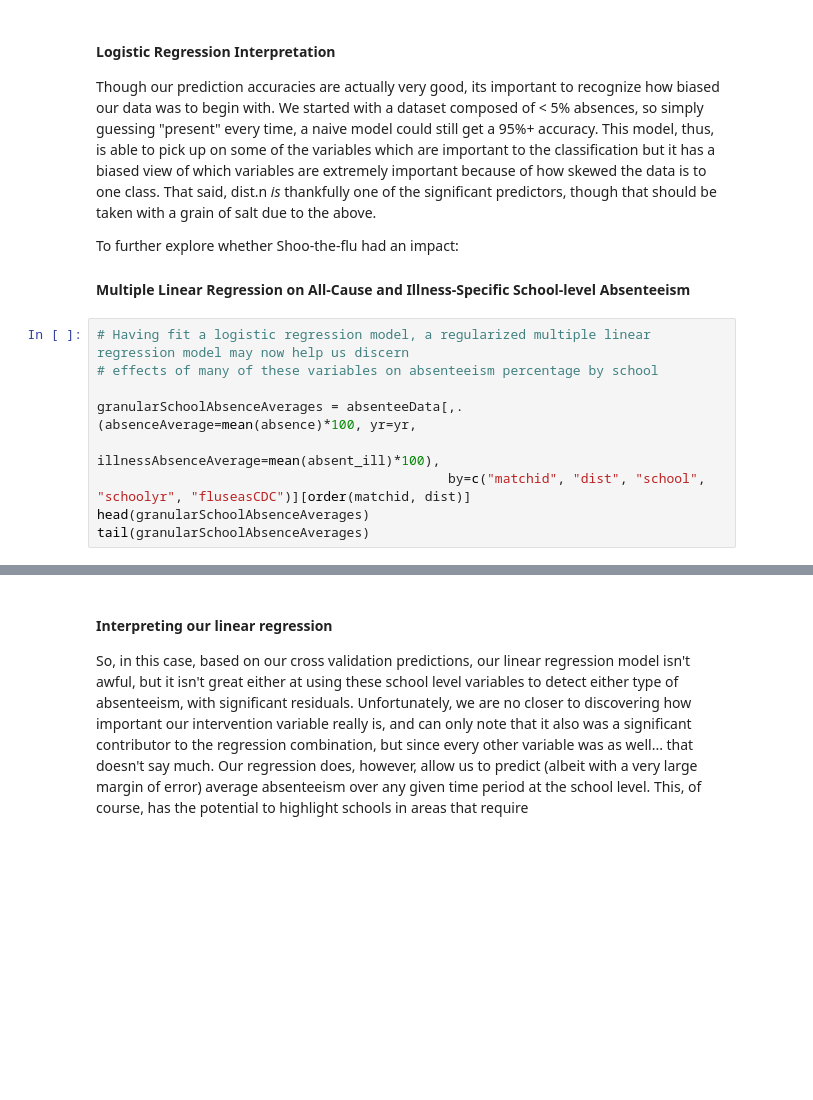
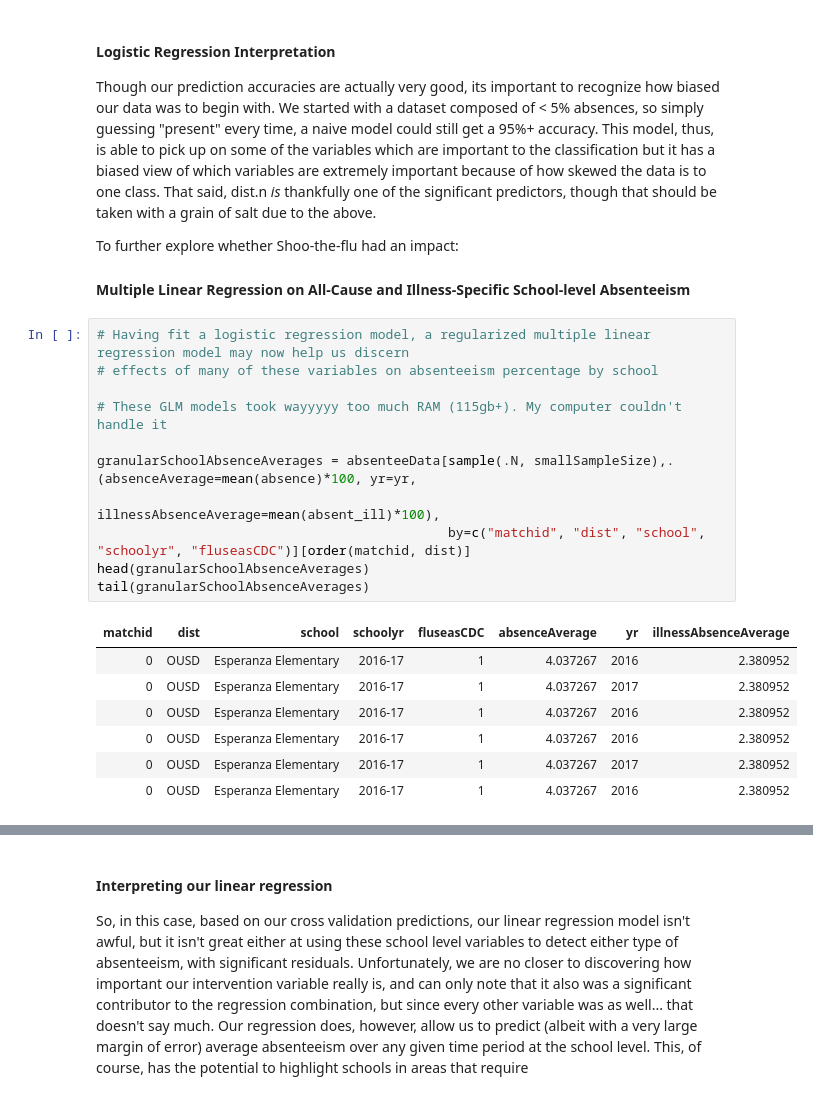
Before and after one commit to kmishra9/PH245, a Jupyter notebook: Final Project - Flu Absenteeism/PH 245 Final Project.ipynb, the cells around one changed output, grey strips where cells are left out. Saved outputs shown, nothing was run; the diff lists cells and outputs as text; blank space fills up the shorter version.

```diff
--- a/Final Project - Flu Absenteeism/PH 245 Final Project.ipynb
+++ b/Final Project - Flu Absenteeism/PH 245 Final Project.ipynb
@@ -264,9 +446,19 @@ To further explore whether Shoo-the-flu had an impact:
 # %%
 # Having fit a logistic regression model, a regularized multiple linear regression model may now help us discern
 # effects of many of these variables on absenteeism percentage by school
 
-granularSchoolAbsenceAverages = absenteeData[,.(absenceAverage=mean(absence)*100, yr=yr,
+# These GLM models took wayyyyy too much RAM (115gb+). My computer couldn't handle it
+
+granularSchoolAbsenceAverages = absenteeData[sample(.N, smallSampleSize),.(absenceAverage=mean(absence)*100, yr=yr,
                                                 illnessAbsenceAverage=mean(absent_ill)*100),
                                              by=c("matchid", "dist", "school", "schoolyr", "fluseasCDC")][order(matchid, dist)]
 head(granularSchoolAbsenceAverages)
 tail(granularSchoolAbsenceAverages)
+# %% [output]
+| matchid | dist | school | schoolyr | fluseasCDC | absenceAverage | yr | illnessAbsenceAverage |
+| 0 | OUSD | Esperanza Elementary | 2016-17 | 1 | 4.037267 | 2016 | 2.380952 |
+| 0 | OUSD | Esperanza Elementary | 2016-17 | 1 | 4.037267 | 2017 | 2.380952 |
+| 0 | OUSD | Esperanza Elementary | 2016-17 | 1 | 4.037267 | 2016 | 2.380952 |
+| 0 | OUSD | Esperanza Elementary | 2016-17 | 1 | 4.037267 | 2016 | 2.380952 |
+| 0 | OUSD | Esperanza Elementary | 2016-17 | 1 | 4.037267 | 2017 | 2.380952 |
+| 0 | OUSD | Esperanza Elementary | 2016-17 | 1 | 4.037267 | 2016 | 2.380952 |
```
Also changed, not shown: parts of 24 cells of this notebook, 1 other file.
